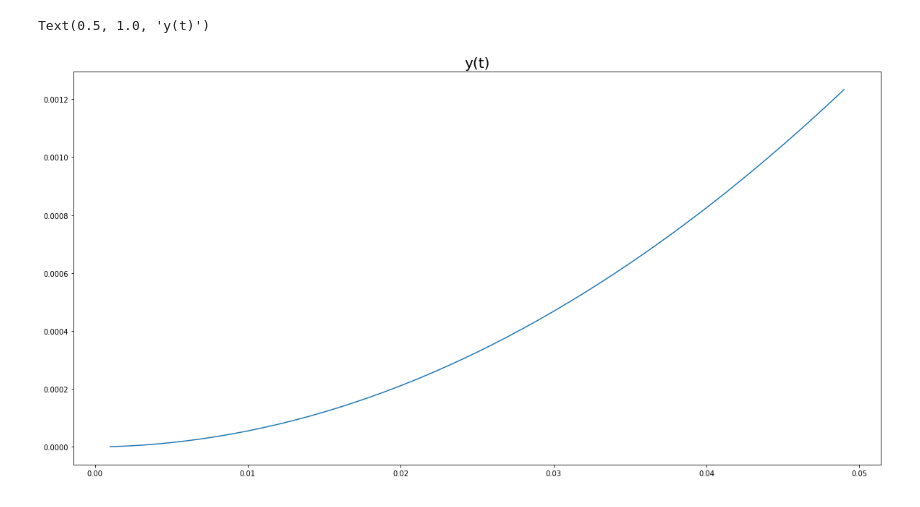
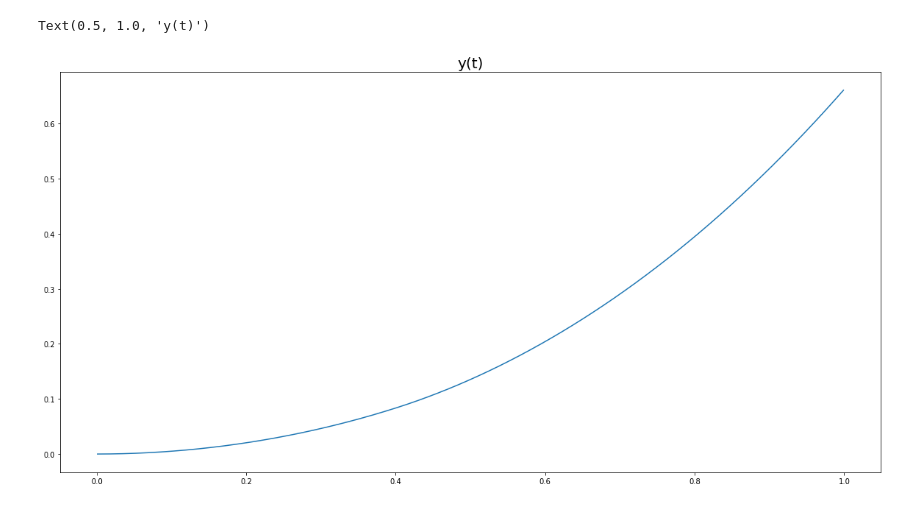
Before and after one commit to AvaRat/dynamic-model-car-simulator, a Jupyter notebook: simulator_visualization.ipynb, the cells around one changed output. Cells and saved outputs as stored; diff of their text form; code cells hidden in the pictures.

```diff
--- a/simulator_visualization.ipynb
+++ b/simulator_visualization.ipynb
@@ -76,10 +98,10 @@ Text(0.5, 1.0, 'yaw_angle(t)')
 # %%
 plt.figure(figsize=(20,10))
-plt.plot(data['t'][1:50], data['y'][1:50])
+plt.plot(data['t'][1:1000], data['y'][1:1000])
 plt.title('y(t)', fontsize=20)
 # %% [output]
 Text(0.5, 1.0, 'y(t)')
-[figure, old version]
+[figure, new version]
 # %%
 fig, ax = plt.subplots(figsize=(20,10))
 ax.plot(data['t'], data['long_vel'], '--b', label='vx(t)')
```
Also changed, not shown: parts of 11 cells of this notebook, 4 other files.
